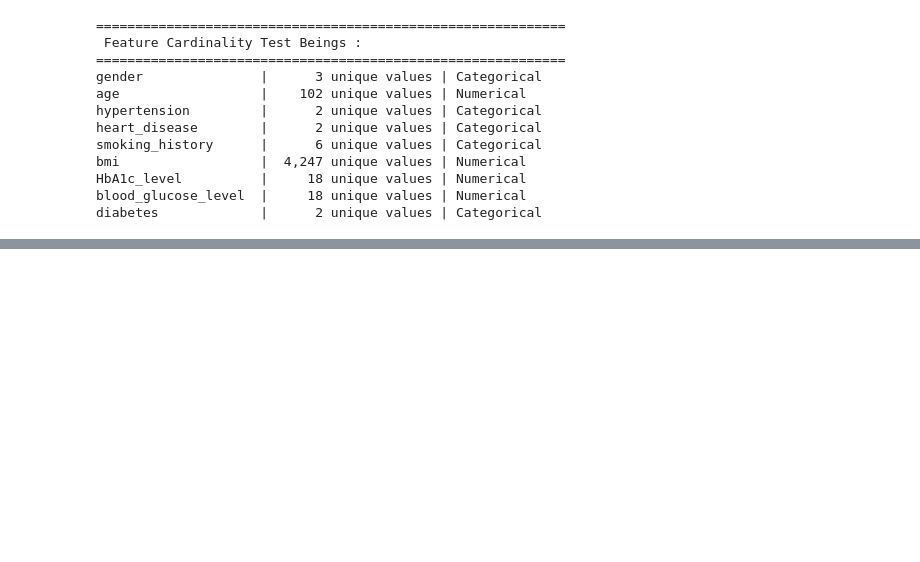
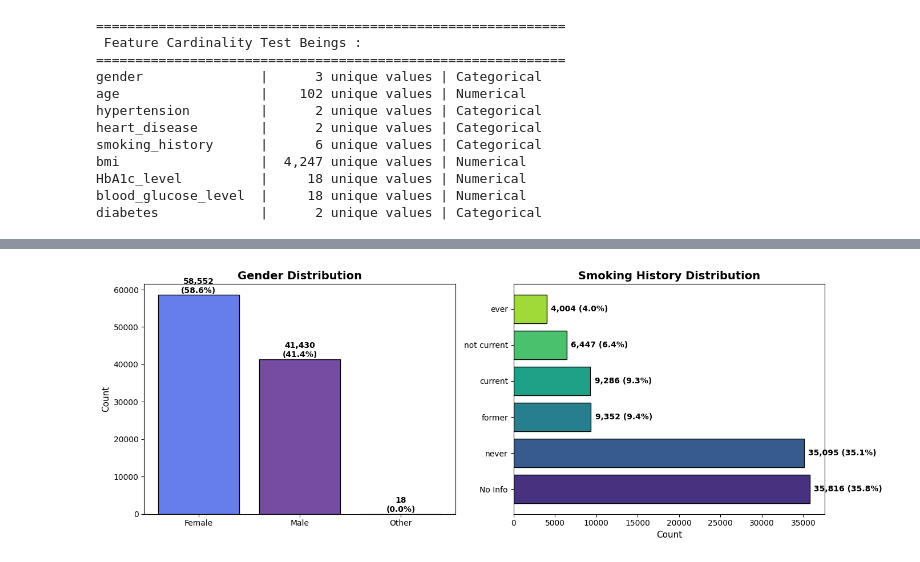
Before and after one commit to harshaiml/aiml-daily-practice, a Jupyter notebook: notebooks/IM Session 24 - case-study Deep-Dive/Healthcare_Diabetes_EDA_Analysis.ipynb, the cells around one changed output, grey strips where cells are left out. Saved outputs shown, nothing was run; the diff lists cells and outputs as text; code cells hidden in the pictures; blank space fills up the shorter version.

```diff
--- a/notebooks/IM Session 24 - case-study Deep-Dive/Healthcare_Diabetes_EDA_Analysis.ipynb
+++ b/notebooks/IM Session 24 - case-study Deep-Dive/Healthcare_Diabetes_EDA_Analysis.ipynb
@@ -92,0 +127,27 @@ diabetes             |      2 unique values | Categorical
+# %%
+fig, axes = plt.subplots(1, 2, figsize=(14, 5))
+
+
+
+# Gender Distribution
+gender_counts = df['gender'].value_counts()
+axes[0].bar(gender_counts.index, gender_counts.values, color=['#667eea', '#764ba2', '#f093fb'], edgecolor='black')
+axes[0].set_title('Gender Distribution', fontsize=14, fontweight='bold')
+axes[0].set_ylabel('Count', fontsize=11)
+for i, v in enumerate(gender_counts.values):
+    axes[0].text(i, v + 500, f'{v:,}\n({v/len(df)*100:.1f}%)', ha='center', fontweight='bold')
+
+
+
+# Smoking History Distribution
+smoking_counts = df['smoking_history'].value_counts()
+axes[1].barh(smoking_counts.index, smoking_counts.values, color=sns.color_palette('viridis', len(smoking_counts)), edgecolor='black')
+axes[1].set_title('Smoking History Distribution', fontsize=14, fontweight='bold')
+axes[1].set_xlabel('Count', fontsize=11)
+for i, v in enumerate(smoking_counts.values):
+    axes[1].text(v + 500, i, f'{v:,} ({v/len(df)*100:.1f}%)', va='center', fontweight='bold')
+
+plt.tight_layout()
+plt.show()
+# %% [output]
+[figure, added]
```
Also changed, not shown: parts of 3 cells of this notebook.
